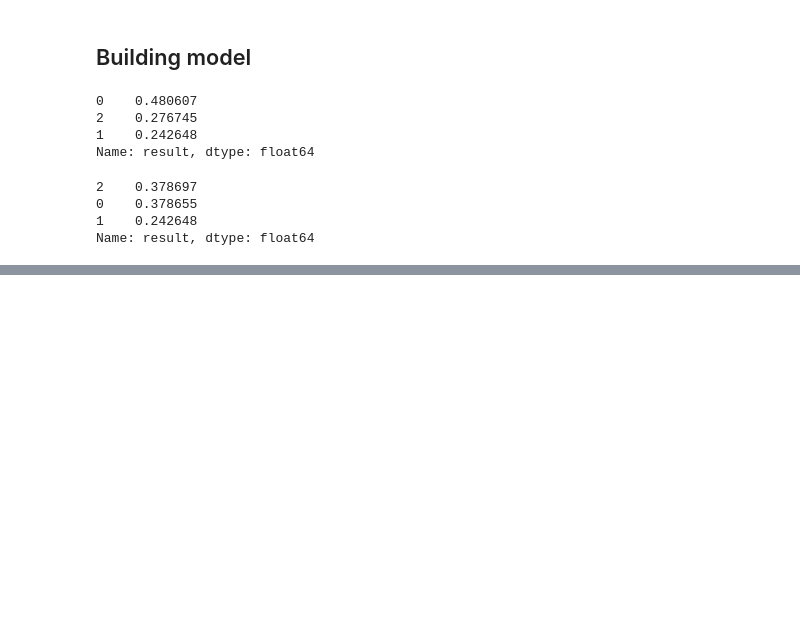
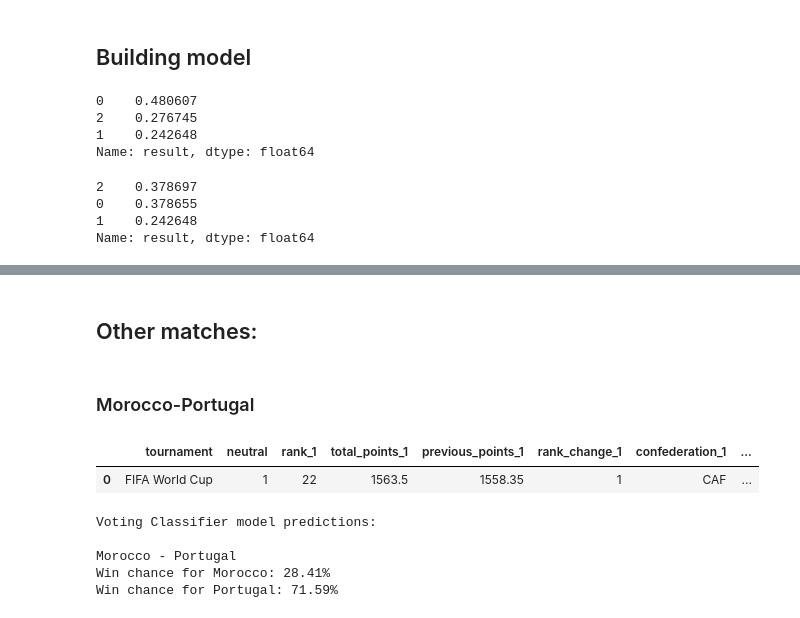
Before and after one commit to Chemafiz/My-Portfolio, a Jupyter notebook: world_cup_2022.ipynb, the cells around one changed output, grey strips where cells are left out. Saved outputs shown, nothing was run; the diff lists cells and outputs as text; code cells hidden in the pictures; blank space fills up the shorter version.

Commit message:
Bulding one big model with voting classifier

```diff
--- a/world_cup_2022.ipynb
+++ b/world_cup_2022.ipynb
@@ -601,7 +605,7 @@ matches_merged["result"].replace([0, 2], [0, 1], inplace = True)
 # %%
 #time to divide df to training set and target variable
-y = matches_merged["result"].copy()
-X = matches_merged.drop("result", axis=1)
+y = final_set["result"].copy()
+X = final_set.drop("result", axis=1)
 # %%
 #spliting data
 from sklearn.model_selection import train_test_split
@@ -645,7 +649,7 @@ params_rfc = [
         {
         "scaler": [MinMaxScaler(), StandardScaler()],
         "classifier": [rf_clf],
-        "classifier__max_depth": [8,9,10]
+        "classifier__max_depth": [9,10,11]
     }
 ]
 
@@ -851,0 +794,13 @@ Szansa że Meksyk wygrał mecz: 57.26%
+# %%
+#instead of making one final model I want to use all models trained on whole data set
+weights_all = X.time_delta
+weights_all = (weights_all.min()*-1) - weights_all
+
+final_xgb_model= clone(model_xgb.best_estimator_)
+final_rfc_model= clone(model_rfc.best_estimator_)
+final_gbc_model= clone(model_gb.best_estimator_)
+
+
+final_xgb_model.fit(X, y, classifier__sample_weight=weights_all)
+final_rfc_model.fit(X, y, classifier__sample_weight=weights_all)
+final_gbc_model.fit(X, y, classifier__sample_weight=weights_all)
@@ -851,0 +895,9 @@ Szansa że Meksyk wygrał mecz: 57.26%
+# %%
+#All model have different win-chance probabilities
+#maybe merge all predictions together would be much better
+from sklearn.ensemble import VotingClassifier
+
+all_models_classifier = VotingClassifier(estimators=[
+    ('xgb', final_xgb_model), ('rfc', final_rfc_model), ('gbc', final_gbc_model)], voting='soft')
+
+all_models_classifier.fit(X, y)
@@ -851,0 +946,25 @@ Szansa że Meksyk wygrał mecz: 57.26%
+# %% [markdown]
+## Other matches:
+# %% [markdown]
+### Morocco-Portugal
+# %%
+morocco_portugal_match = ["FIFA World Cup", 1,22, 1563.5, 1558.35, 1, "CAF", 9, 1676.56, 1678.65 , 0, "UEFA",0,2022,12,5,343]
+morocco_portugal_match = pd.DataFrame(morocco_portugal_match, index = X.columns)
+morocco_portugal_match.T
+# %% [output]
+|  | tournament | neutral | rank_1 | total_points_1 | previous_points_1 | rank_change_1 | confederation_1 | ... |
+| 0 | FIFA World Cup | 1 | 22 | 1563.5 | 1558.35 | 1 | CAF | ... |
+# %%
+morocco_portugal_voting_results = all_models_classifier.predict_proba(morocco_portugal_match.transpose())
+
+print("Voting Classifier model predictions:")
+print()
+print("Morocco - Portugal")
+print(f"Win chance for Morocco: {morocco_portugal_voting_results[0,0] * 100:.2f}%")
+print(f"Win chance for Portugal: {morocco_portugal_voting_results[0,1] * 100:.2f}%")
+# %% [output]
+Voting Classifier model predictions:
+
+Morocco - Portugal
+Win chance for Morocco: 28.41%
+Win chance for Portugal: 71.59%
```
Also changed, not shown: parts of 53 cells of this notebook, 1 other file.
